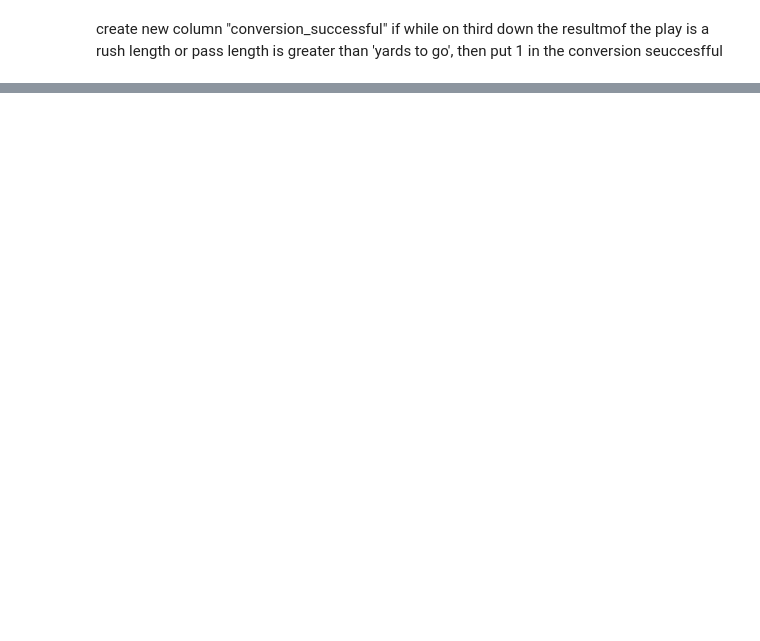
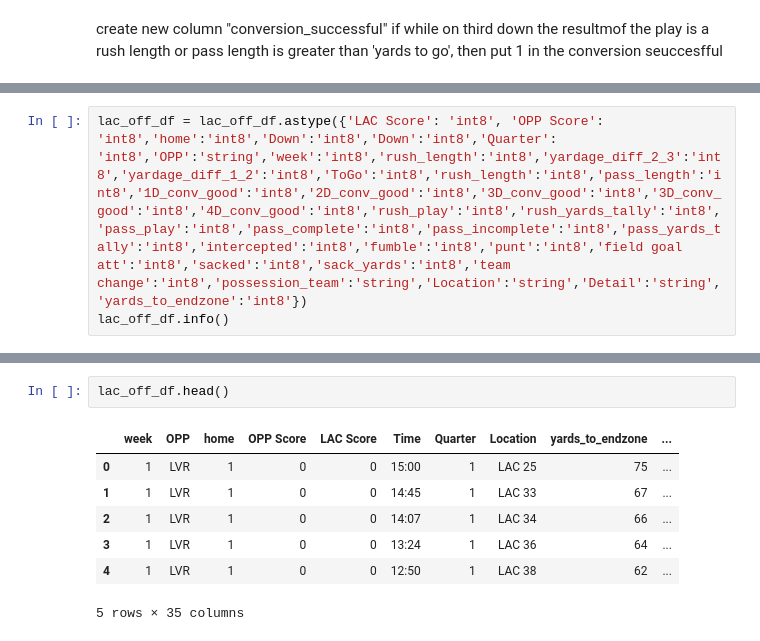
Before and after one commit to rfe123/umn_data_project_004, a Jupyter notebook: matt/lac_2022.ipynb, the cells around one changed output, grey strips where cells are left out. Drawn from its saved outputs; the diff is of its cells as text; blank space fills up the shorter version.

```diff
--- a/matt/lac_2022.ipynb
+++ b/matt/lac_2022.ipynb
@@ -511,0 +516,3 @@ Name: yardage_diff_2_3, dtype: float64
+# %%
+lac_off_df = lac_off_df.astype({'LAC Score': 'int8', 'OPP Score': 'int8','home':'int8','Down':'int8','Down':'int8','Quarter': 'int8','OPP':'string','week':'int8','rush_length':'int8','yardage_diff_2_3':'int8','yardage_diff_1_2':'int8','ToGo':'int8','rush_length':'int8','pass_length':'int8','1D_conv_good':'int8','2D_conv_good':'int8','3D_conv_good':'int8','3D_conv_good':'int8','4D_conv_good':'int8','rush_play':'int8','rush_yards_tally':'int8','pass_play':'int8','pass_complete':'int8','pass_incomplete':'int8','pass_yards_tally':'int8','intercepted':'int8','fumble':'int8','punt':'int8','field goal att':'int8','sacked':'int8','sack_yards':'int8','team change':'int8','possession_team':'string','Location':'string','Detail':'string','yards_to_endzone':'int8'})
+lac_off_df.info()
@@ -511,0 +537,10 @@ Name: yardage_diff_2_3, dtype: float64
+# %%
+lac_off_df.head()
+# %% [output]
+|  | week | OPP | home | OPP Score | LAC Score | Time | Quarter | Location | yards_to_endzone | ... |
+| 0 | 1 | LVR | 1 | 0 | 0 | 15:00 | 1 | LAC 25 | 75 | ... |
+| 1 | 1 | LVR | 1 | 0 | 0 | 14:45 | 1 | LAC 33 | 67 | ... |
+| 2 | 1 | LVR | 1 | 0 | 0 | 14:07 | 1 | LAC 34 | 66 | ... |
+| 3 | 1 | LVR | 1 | 0 | 0 | 13:24 | 1 | LAC 36 | 64 | ... |
+| 4 | 1 | LVR | 1 | 0 | 0 | 12:50 | 1 | LAC 38 | 62 | ... |
+5 rows × 35 columns
```
Also changed, not shown: parts of 13 cells of this notebook.
